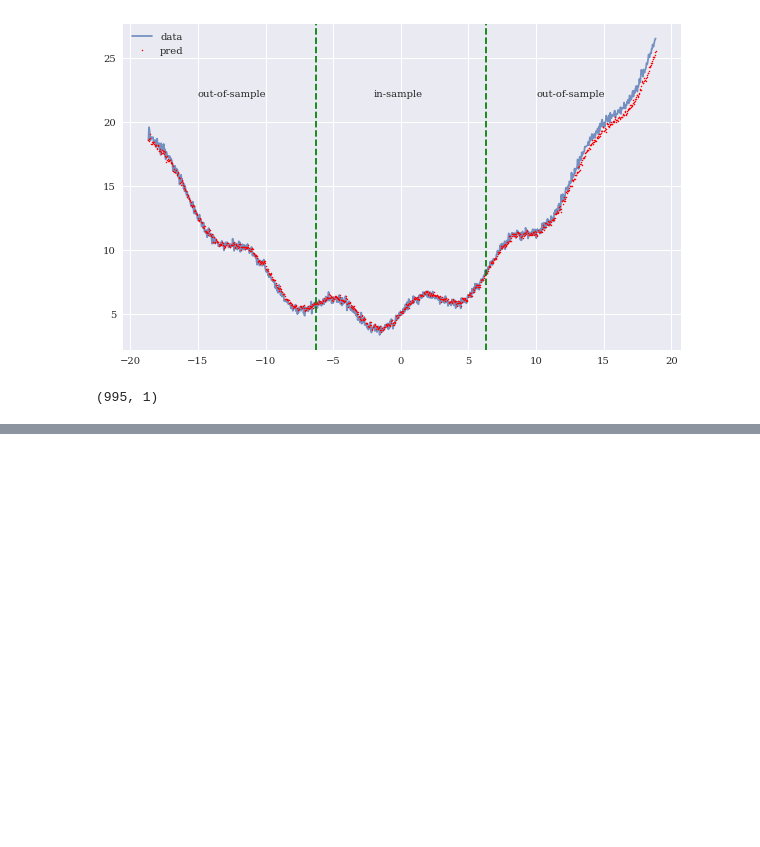
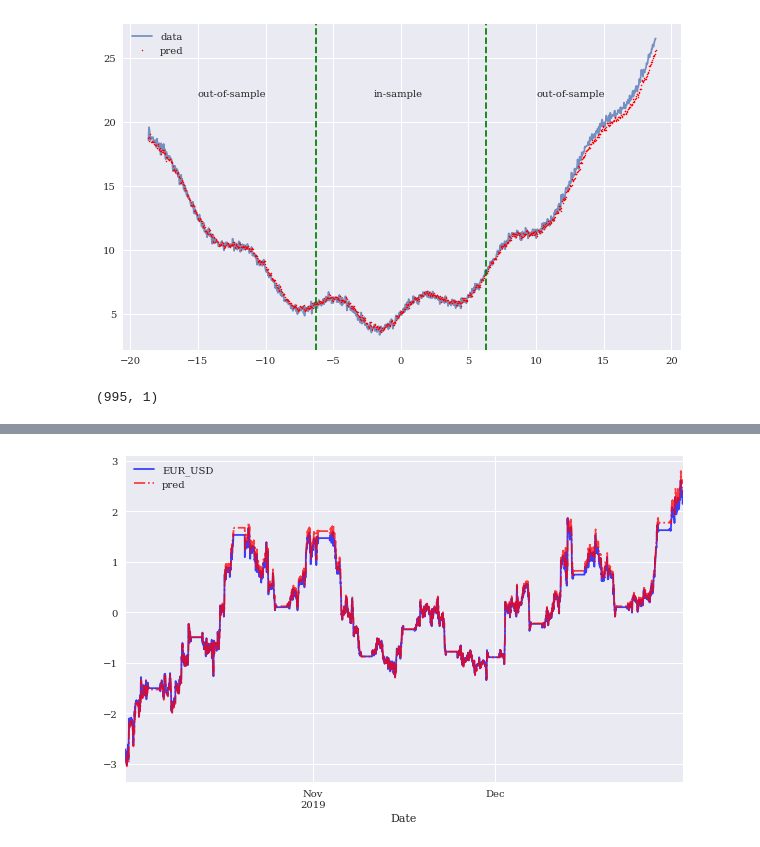
Before and after one commit to michaelsyao/AI_in_Finance, a Jupyter notebook: 08_recurrent_networks.ipynb, the cells around one changed output, grey strips where cells are left out. Cells and saved outputs as stored; diff of their text form; code cells hidden in the pictures; blank space fills up the shorter version.

```diff
--- a/08_recurrent_networks.ipynb
+++ b/08_recurrent_networks.ipynb
@@ -357,0 +406,6 @@ y_.shape
+# %%
+model = create_rnn_model()
+# %%
+%%time
+model.fit(g, epochs=500, steps_per_epoch=10,
+          verbose=False)
@@ -357,0 +416,11 @@ y_.shape
+# %%
+y = model.predict(g, verbose=False)
+# %%
+data['pred'] = np.nan
+data['pred'].iloc[lags:] = y.flatten()
+# %%
+data[[symbol, 'pred']].plot(
+            figsize=(10, 6), style=['b', 'r-.'],
+            alpha=0.75);
+# %% [output]
+[figure, added]
```
Also changed, not shown: parts of 93 cells of this notebook.
